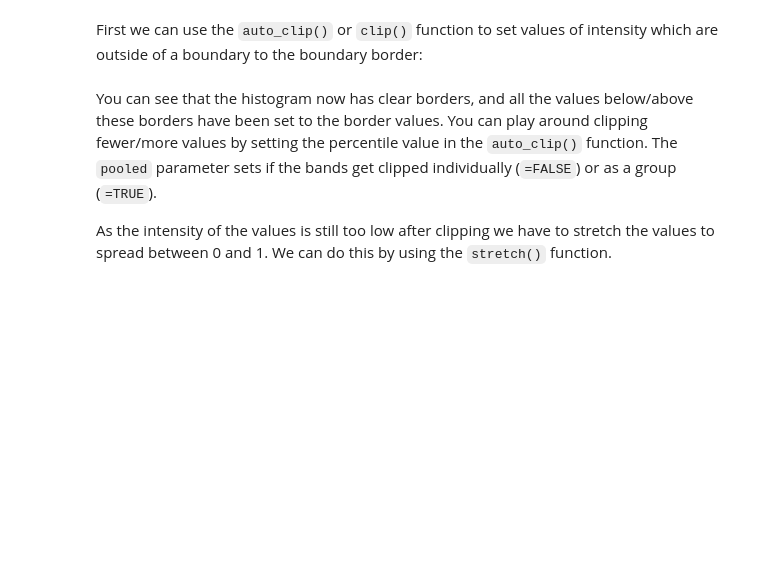
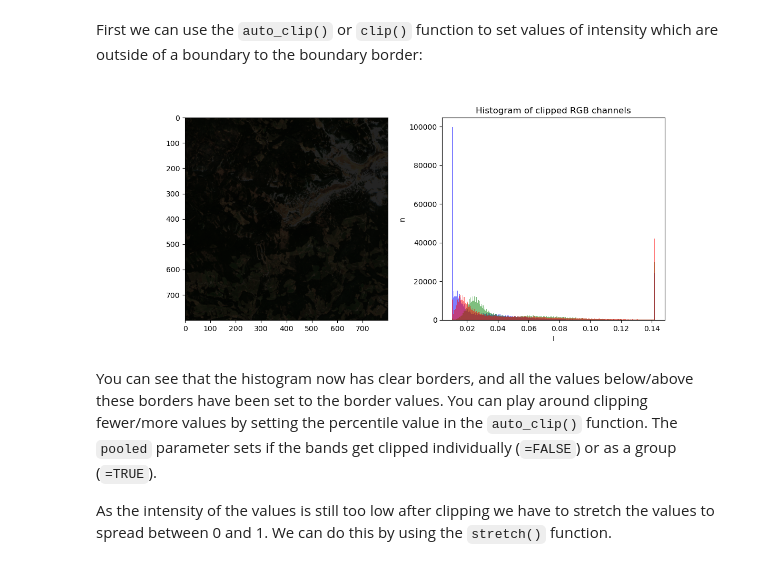
Before and after one commit to nfb2021/mwrs23, a Jupyter notebook: code_chunks_MW_RS.ipynb, the cells around one changed output. Cells and saved outputs as stored; diff of their text form; code cells hidden in the pictures; blank space fills up the shorter version.

```diff
--- a/code_chunks_MW_RS.ipynb
+++ b/code_chunks_MW_RS.ipynb
@@ -152,5 +224,11 @@ With the `filter_by_dimension` function we can filter for any available dimensio
 # %%
 spectral_bands = dc_s2.SPECTRAL_BANDS
-dc_s2.filter_by_dimension([(datetime.date(2017, 3, 1), datetime.date(2017, 6, 1))], expressions=[('>','<=')], name='time', inplace=True)
-dc_s2.filter_by_dimension(["B02", "B03", "B04", "B08"], name="var_name", inplace=True)
+dc_s2.filter_by_dimension(
+    [(datetime.date(2017, 3, 1), datetime.date(2017, 6, 1))],
+    expressions=[('>', '<=')],
+    name='time',
+    inplace=True)
+dc_s2.filter_by_dimension(["B02", "B03", "B04", "B08"],
+                          name="var_name",
+                          inplace=True)
 dc_s2.inventory
@@ -333,11 +531,13 @@ def auto_clip(I, percentile=0.02, pooled=True):
         v_max = np.nanquantile(I, 1 - percentile)
 
     else:
-        tmp = I.reshape(-1, I.shape[-1]) #collapes image x,y 2d-array into a 1d-array
+        tmp = I.reshape(
+            -1, I.shape[-1])  #collapes image x,y 2d-array into a 1d-array
         v_min = np.nanquantile(tmp, percentile, axis=0)
         v_max = np.nanquantile(tmp, 1 - percentile, axis=0)
 
     return clip(I, v_min, v_max)
+
 
 def clip(I, v_min, v_max):
     """
@@ -363,17 +563,19 @@ def clip(I, v_min, v_max):
 
     """
 
-    tmp = I.reshape(-1, I.shape[-1]) #collapes image x,y 2d-array into a 1d-array
+    tmp = I.reshape(-1,
+                    I.shape[-1])  #collapes image x,y 2d-array into a 1d-array
     if np.isscalar(v_min):
         tmp[tmp < v_min] = v_min
         tmp[tmp > v_max] = v_max
     else:
         idx = np.where(tmp < v_min)
-        tmp[idx]=v_min[idx[1]]
+        tmp[idx] = v_min[idx[1]]
         idx = np.where(tmp > v_max)
-        tmp[idx]=v_max[idx[1]]
+        tmp[idx] = v_max[idx[1]]
 
     return I
+
 
 def stretch(I, p_min, p_max, pooled=True):
     """
@@ -401,7 +603,8 @@ def stretch(I, p_min, p_max, pooled=True):
 
     """
 
-    tmp = I.reshape(-1, I.shape[-1]) #collapes image x,y 2d-array into a 1d-array
+    tmp = I.reshape(-1,
+                    I.shape[-1])  #collapes image x,y 2d-array into a 1d-array
 
     if pooled:
         q_min = np.nanmin(I)
@@ -409,10 +612,10 @@ def stretch(I, p_min, p_max, pooled=True):
 
     else:
 
-        q_min = np.nanmin(tmp, axis = 0)
-        q_max = np.nanmax(tmp, axis = 0)
+        q_min = np.nanmin(tmp, axis=0)
+        q_max = np.nanmax(tmp, axis=0)
 
-    tmp[:] =  (p_max - p_min) * (tmp - q_min) / (q_max - q_min) + p_min
+    tmp[:] = (p_max - p_min) * (tmp - q_min) / (q_max - q_min) + p_min
     return I
 # %% [markdown]
 First we can use the `auto_clip()` or `clip()` function to set values of intensity which are outside of a boundary to the boundary border:
@@ -421,8 +624,13 @@ rgb_clipped = auto_clip(rgb_raw.copy(), percentile=0.05, pooled = True)
 # %%
-fig, ax = plt.subplots(1, 2, figsize=(12,5))
-plot_rgb_histogram(rgb_clipped, ax[1], 'Histogram of clipped RGB channels', bins=300)
+fig, ax = plt.subplots(1, 2, figsize=(12, 5))
+plot_rgb_histogram(rgb_clipped,
+                   ax[1],
+                   'Histogram of clipped RGB channels',
+                   bins=300)
 ax[0].imshow(rgb_clipped)
 plt.show()
+# %% [output]
+[figure, added]
 # %% [markdown]
 You can see that the histogram now has clear borders, and all the values below/above these borders have been set to the border values. You can play around clipping fewer/more values by setting the percentile value in the `auto_clip()` function. The `pooled` parameter sets if the bands get clipped individually (`=FALSE`) or as a group (`=TRUE`).
 
```
Also changed, not shown: parts of 51 cells of this notebook, 33 other files.
